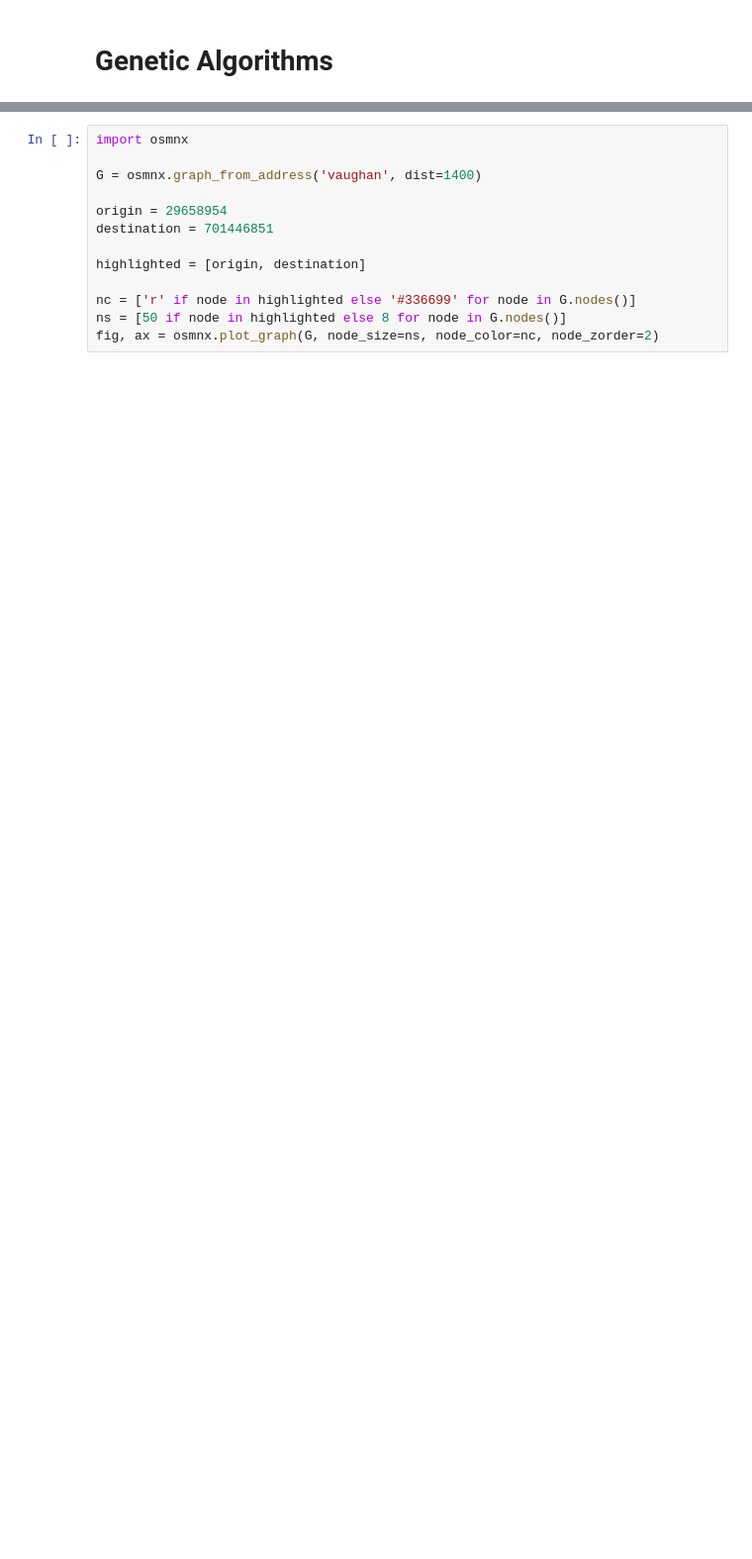
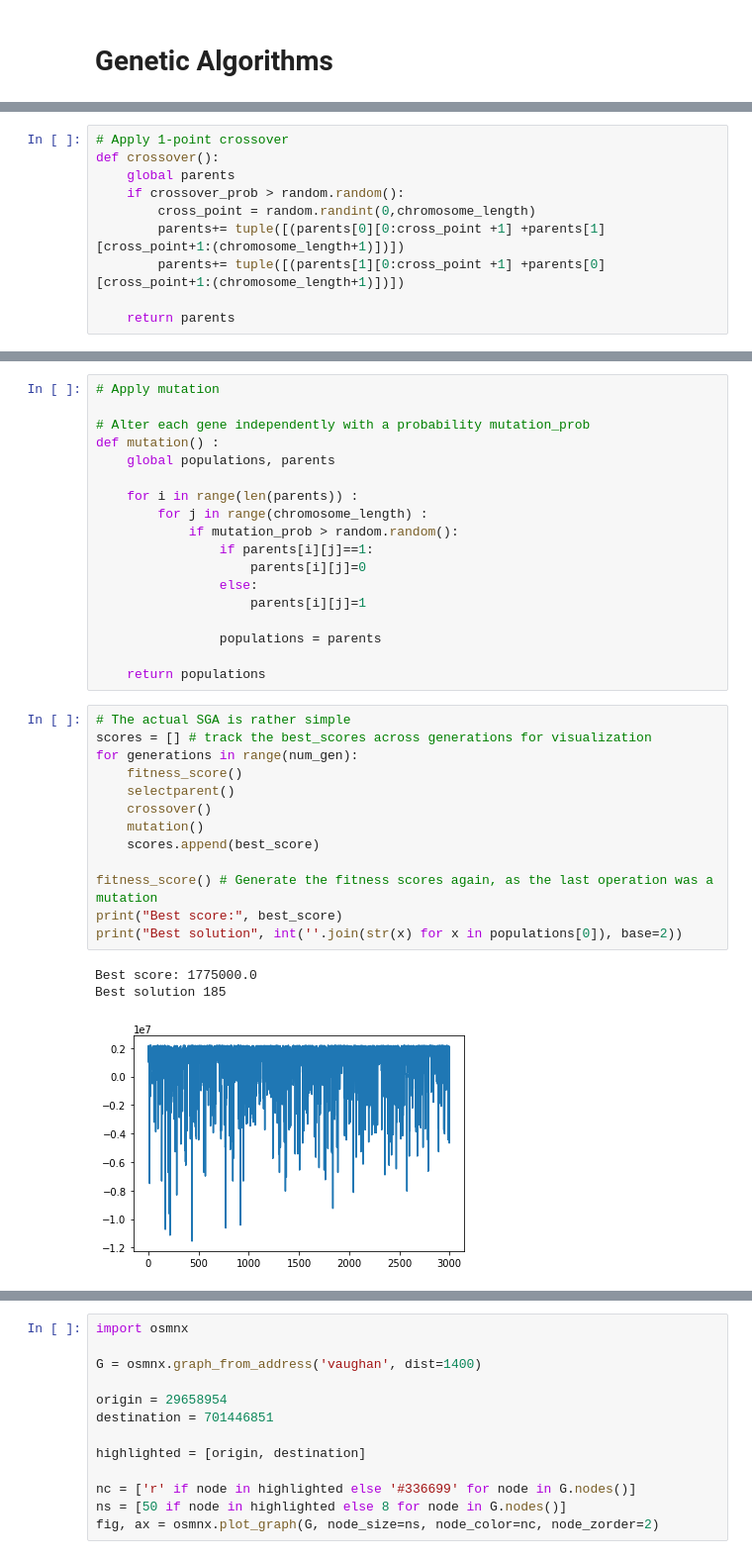
Before and after one commit to SmartMobilityAlgorithms/book, a Jupyter notebook: content/EvolutionaryComputingAlgorithms/GeneticAlgorithms.ipynb, the cells around one changed output, grey strips where cells are left out. Shown: that part at 99% size. Saved outputs shown, nothing was run; the diff lists cells and outputs as text; blank space fills up the shorter version.

```diff
--- a/content/EvolutionaryComputingAlgorithms/GeneticAlgorithms.ipynb
+++ b/content/EvolutionaryComputingAlgorithms/GeneticAlgorithms.ipynb
@@ -2,0 +75,10 @@
+# %%
+# Apply 1-point crossover
+def crossover():
+    global parents
+    if crossover_prob > random.random():
+        cross_point = random.randint(0,chromosome_length)
+        parents+= tuple([(parents[0][0:cross_point +1] +parents[1][cross_point+1:(chromosome_length+1)])])
+        parents+= tuple([(parents[1][0:cross_point +1] +parents[0][cross_point+1:(chromosome_length+1)])])
+
+    return parents
@@ -3 +87,36 @@
+# %%
+# Apply mutation
+
+# Alter each gene independently with a probability mutation_prob
+def mutation() :
+    global populations, parents
+
+    for i in range(len(parents)) :
+        for j in range(chromosome_length) :
+            if mutation_prob > random.random():
+                if parents[i][j]==1:
+                    parents[i][j]=0
+                else:
+                    parents[i][j]=1
+
+                populations = parents
+
+    return populations
+# %%
+# The actual SGA is rather simple
+scores = [] # track the best_scores across generations for visualization
+for generations in range(num_gen):
+    fitness_score()
+    selectparent()
+    crossover()
+    mutation()
+    scores.append(best_score)
+
+fitness_score() # Generate the fitness scores again, as the last operation was a mutation
+print("Best score:", best_score)
+print("Best solution", int(''.join(str(x) for x in populations[0]), base=2))
+# %% [output]
+Best score: 1775000.0
+Best solution 185
+[figure, added]
 # %% [markdown]
```
Also changed, not shown: parts of 21 cells of this notebook, 1 other file.
